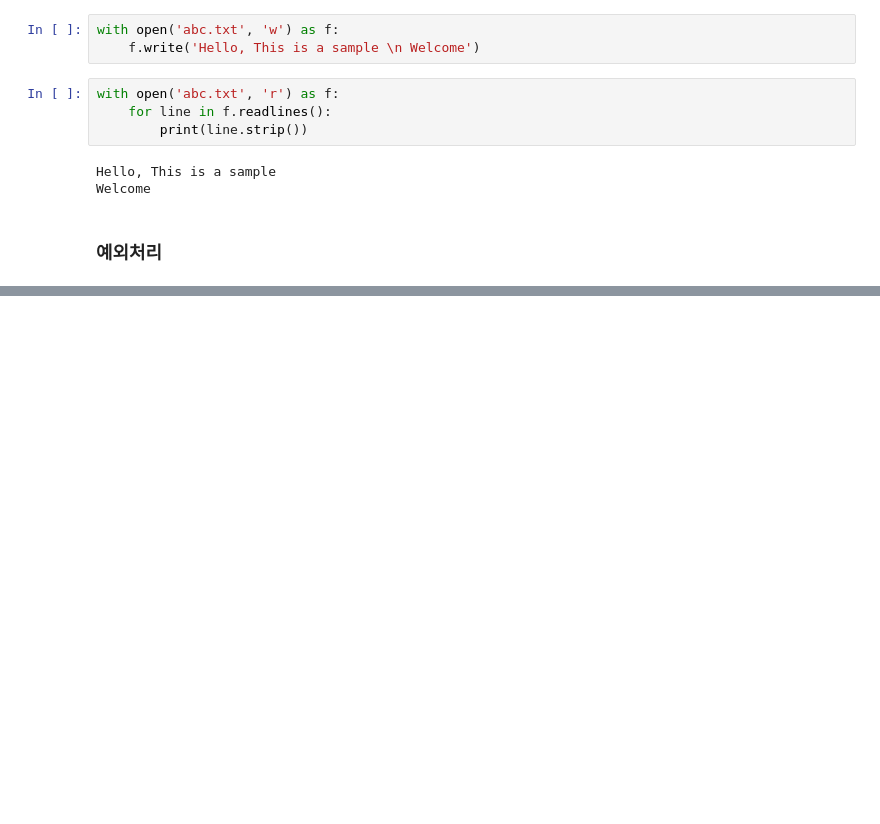
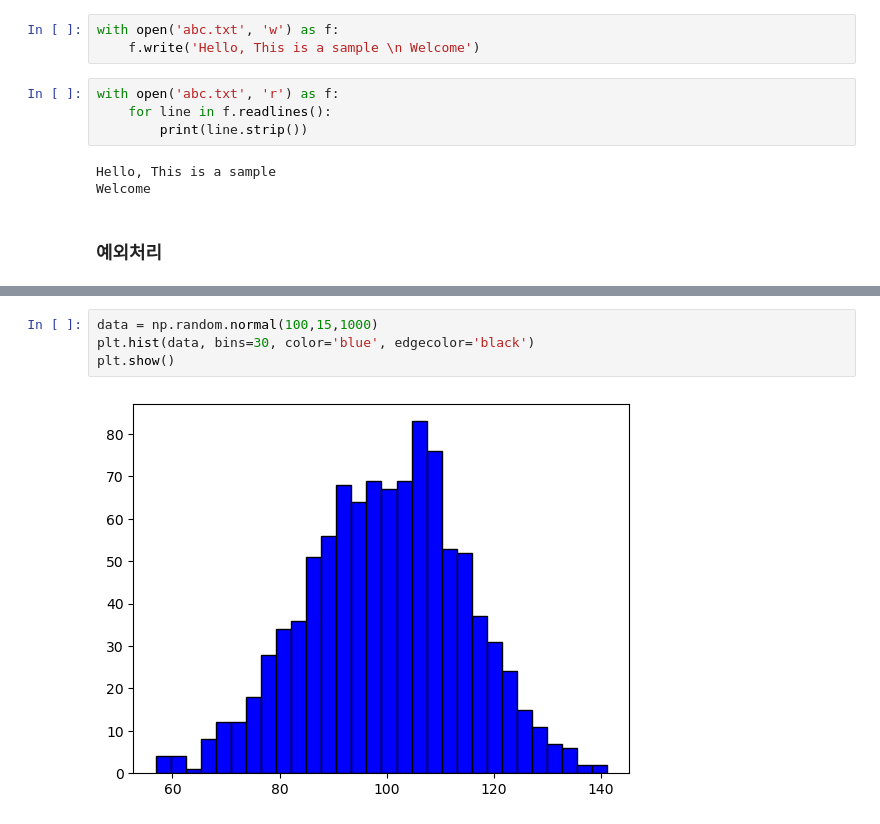
Before and after one commit to yoondol/CodeFolder, a Jupyter notebook: Practice_Study/Python_Coding/ViPro_Practice.ipynb, the cells around one changed output, grey strips where cells are left out. Saved outputs shown, nothing was run; the diff lists cells and outputs as text; blank space fills up the shorter version.

```diff
--- a/Practice_Study/Python_Coding/ViPro_Practice.ipynb
+++ b/Practice_Study/Python_Coding/ViPro_Practice.ipynb
@@ -32,0 +204,6 @@ while True:
+# %%
+data = np.random.normal(100,15,1000)
+plt.hist(data, bins=30, color='blue', edgecolor='black')
+plt.show()
+# %% [output]
+[figure, added]
```
Also changed, not shown: parts of 24 cells of this notebook, 4 other files.
